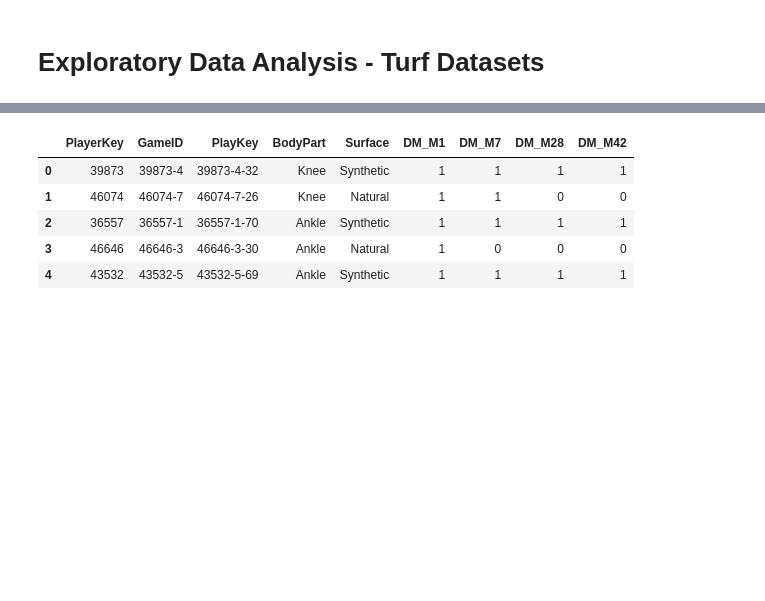
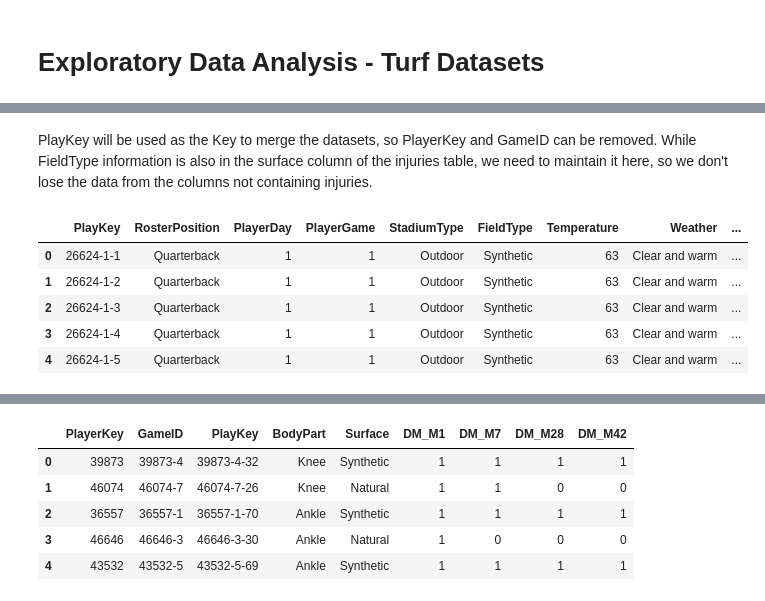
Before and after one commit to agaffney-hub/final-capstone, a Jupyter notebook: EDA.ipynb, the cells around one changed output, grey strips where cells are left out. Drawn from its saved outputs; the diff is of its cells as text; code cells hidden in the pictures; blank space fills up the shorter version.

Commit message:
Merged cleaned dfs

```diff
--- a/EDA.ipynb
+++ b/EDA.ipynb
@@ -5,0 +20,12 @@ import numpy as np
+# %% [markdown]
+PlayKey will be used as the Key to merge the datasets, so PlayerKey and GameID can be removed. While FieldType information is also in the surface column of the injuries table, we need to maintain it here, so we don't lose the data from the columns not containing injuries.
+# %%
+plays.drop(columns=['PlayerKey', 'GameID'], inplace=True)
+plays.head()
+# %% [output]
+|  | PlayKey | RosterPosition | PlayerDay | PlayerGame | StadiumType | FieldType | Temperature | Weather | ... |
+| 0 | 26624-1-1 | Quarterback | 1 | 1 | Outdoor | Synthetic | 63 | Clear and warm | ... |
+| 1 | 26624-1-2 | Quarterback | 1 | 1 | Outdoor | Synthetic | 63 | Clear and warm | ... |
+| 2 | 26624-1-3 | Quarterback | 1 | 1 | Outdoor | Synthetic | 63 | Clear and warm | ... |
+| 3 | 26624-1-4 | Quarterback | 1 | 1 | Outdoor | Synthetic | 63 | Clear and warm | ... |
+| 4 | 26624-1-5 | Quarterback | 1 | 1 | Outdoor | Synthetic | 63 | Clear and warm | ... |
```
Also changed, not shown: parts of 98 cells of this notebook.
